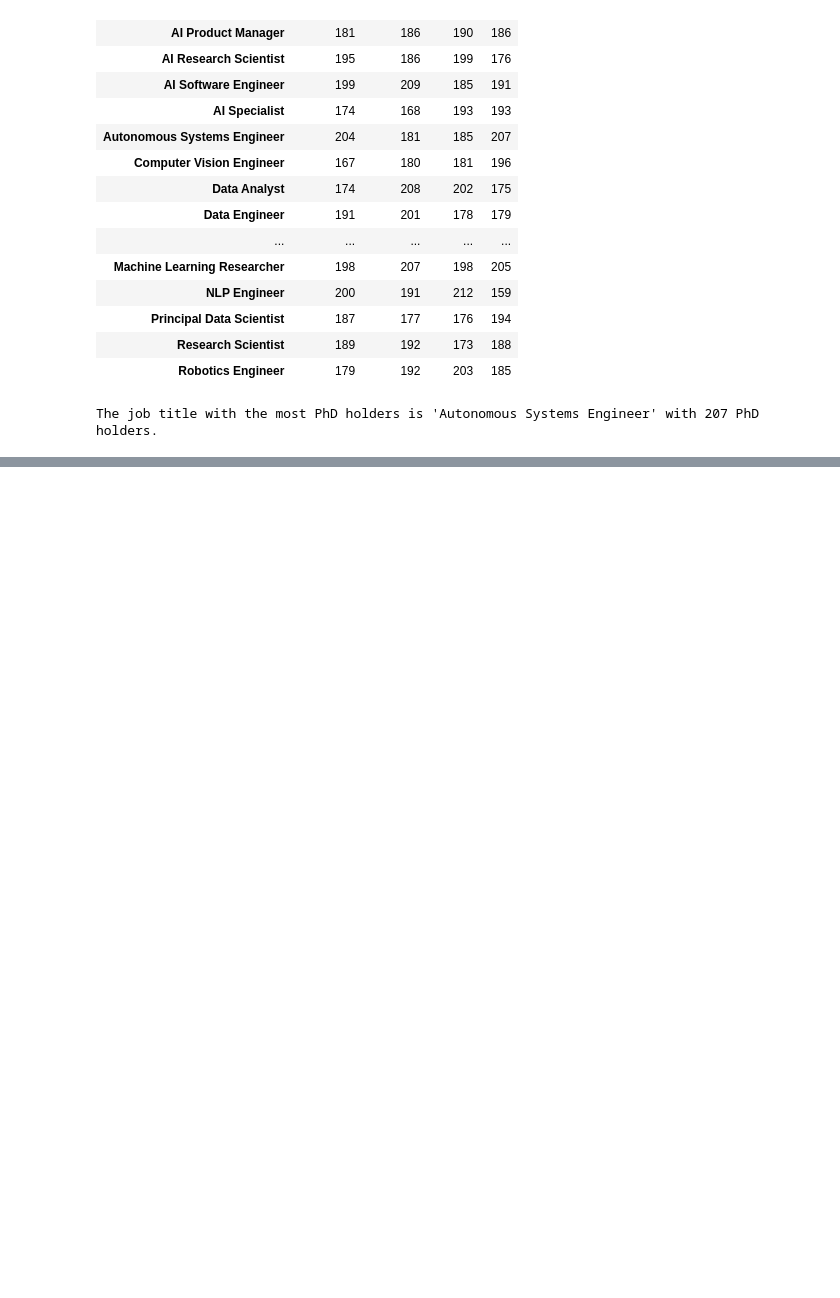
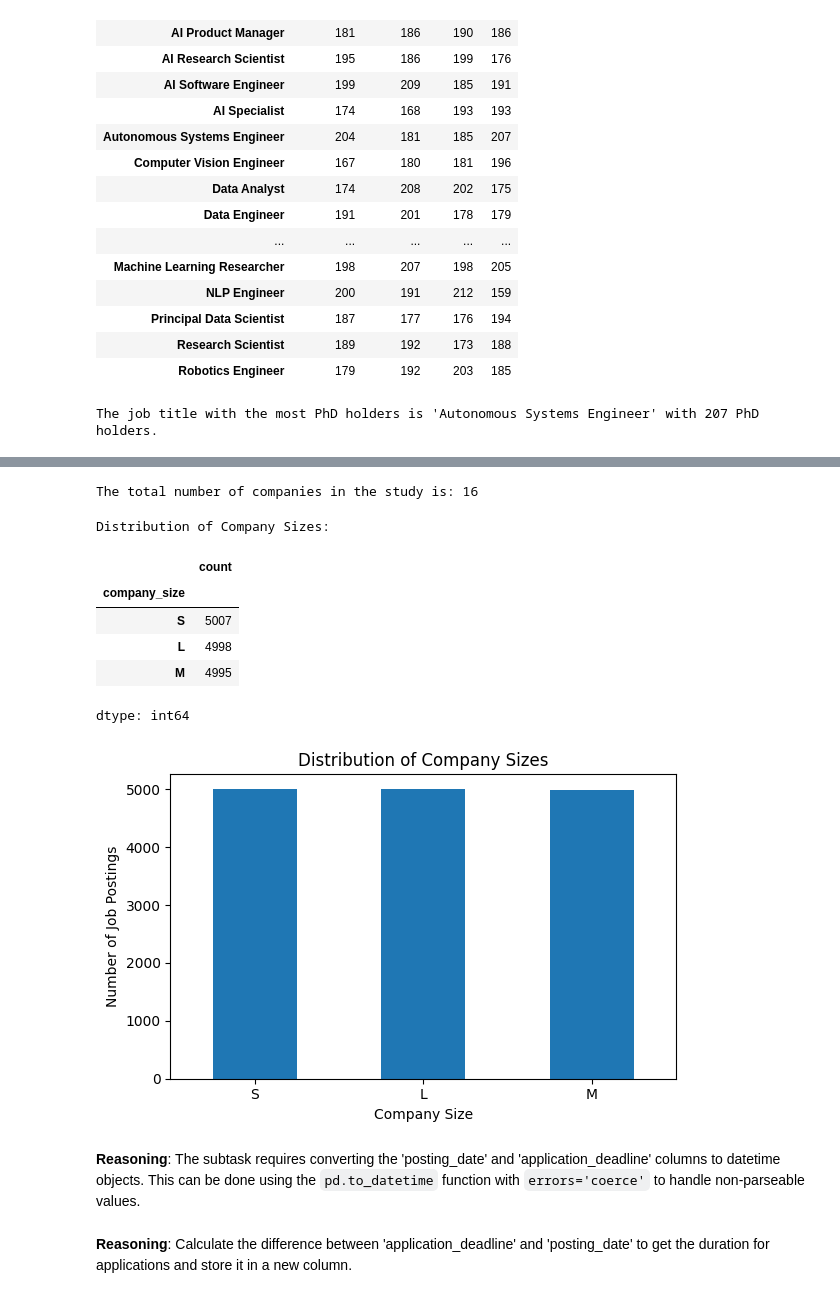
Before and after one commit to stevejj4/Global-AI-Job-Market-Trends-Salary-Insights-2025, a Jupyter notebook: ai_job_project.ipynb, the cells around one changed output, grey strips where cells are left out. Saved outputs shown, nothing was run; the diff lists cells and outputs as text; code cells hidden in the pictures; blank space fills up the shorter version.

```diff
--- a/ai_job_project.ipynb
+++ b/ai_job_project.ipynb
@@ -239,0 +374,36 @@ The job title with the most PhD holders is 'Autonomous Systems Engineer' with 20
+# %%
+# Count the total number of unique companies
+total_companies = df['company_name'].nunique()
+
+print(f"The total number of companies in the study is: {total_companies}")
+# %% [output]
+The total number of companies in the study is: 16
+# %%
+# Get the distribution of company sizes
+company_size_distribution = df['company_size'].value_counts()
+
+# Display the distribution
+print("Distribution of Company Sizes:")
+display(company_size_distribution)
+
+# Optional: Visualize the distribution with a bar plot
+plt.figure(figsize=(6, 4))
+company_size_distribution.plot(kind='bar')
+plt.title('Distribution of Company Sizes')
+plt.xlabel('Company Size')
+plt.ylabel('Number of Job Postings')
+plt.xticks(rotation=0)
+plt.tight_layout()
+plt.show()
+# %% [output]
+Distribution of Company Sizes:
+|  | count |
+| company_size |  |
+| S | 5007 |
+| L | 4998 |
+| M | 4995 |
+dtype: int64
+[figure, added]
+# %% [markdown]
+**Reasoning**:
+The subtask requires converting the 'posting_date' and 'application_deadline' columns to datetime objects. This can be done using the `pd.to_datetime` function with `errors='coerce'` to handle non-parseable values.
@@ -239,0 +413,3 @@ The job title with the most PhD holders is 'Autonomous Systems Engineer' with 20
+# %% [markdown]
+**Reasoning**:
+Calculate the difference between 'application_deadline' and 'posting_date' to get the duration for applications and store it in a new column.
```
Also changed, not shown: parts of 19 cells of this notebook.
